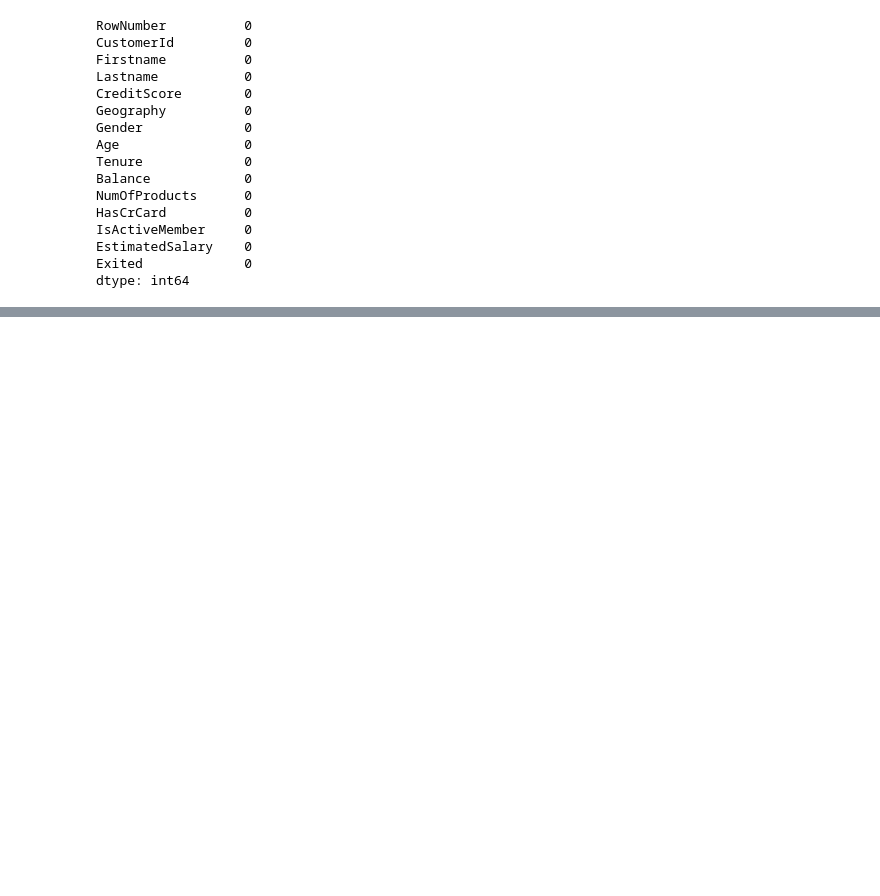
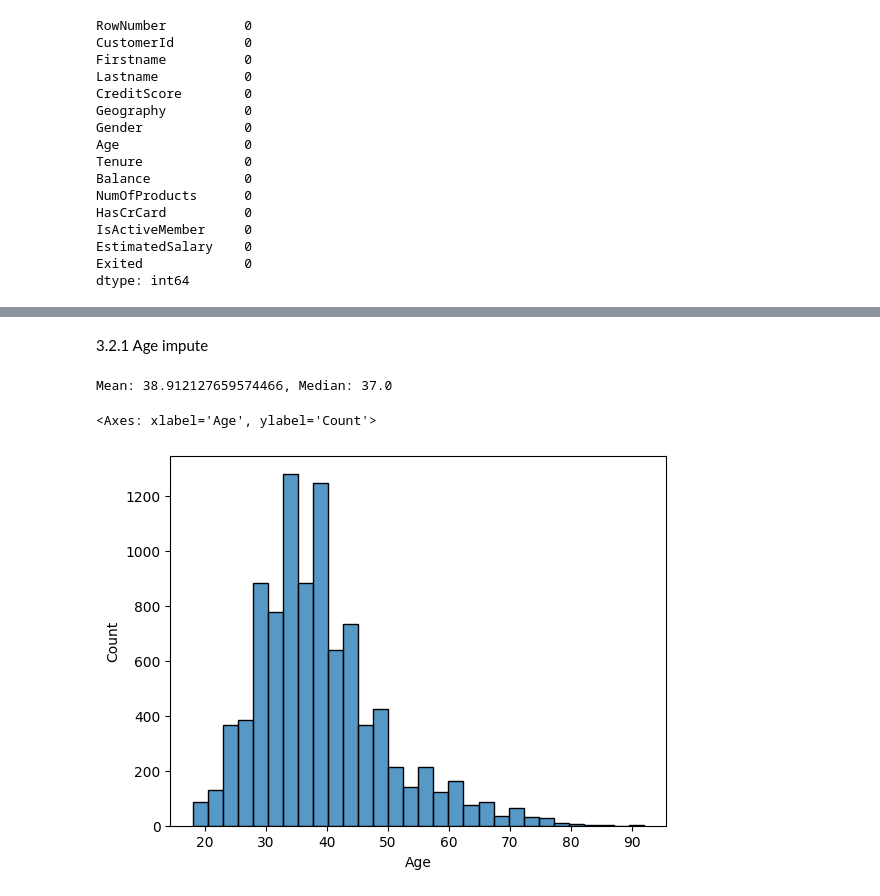
Before and after one commit to ManethNin/Production-Ready-ML-Systems, a Jupyter notebook: EDA/data/0_handle_missing_values.ipynb, the cells around one changed output, grey strips where cells are left out. Saved outputs shown, nothing was run; the diff lists cells and outputs as text; code cells hidden in the pictures; blank space fills up the shorter version.

```diff
--- a/EDA/data/0_handle_missing_values.ipynb
+++ b/EDA/data/0_handle_missing_values.ipynb
@@ -76,0 +104,2 @@ dtype: int64
+# %% [markdown]
+3.2.1 Age impute
@@ -76,0 +109,9 @@ dtype: int64
+# %%
+print(f"Mean: {mean}, Median: {median}")
+# %% [output]
+Mean: 38.912127659574466, Median: 37.0
+# %%
+sns.histplot(df['Age'], bins =30)
+# %% [output]
+<Axes: xlabel='Age', ylabel='Count'>
+[figure, added]
```
Also changed, not shown: parts of 7 cells of this notebook, 1 other file.
